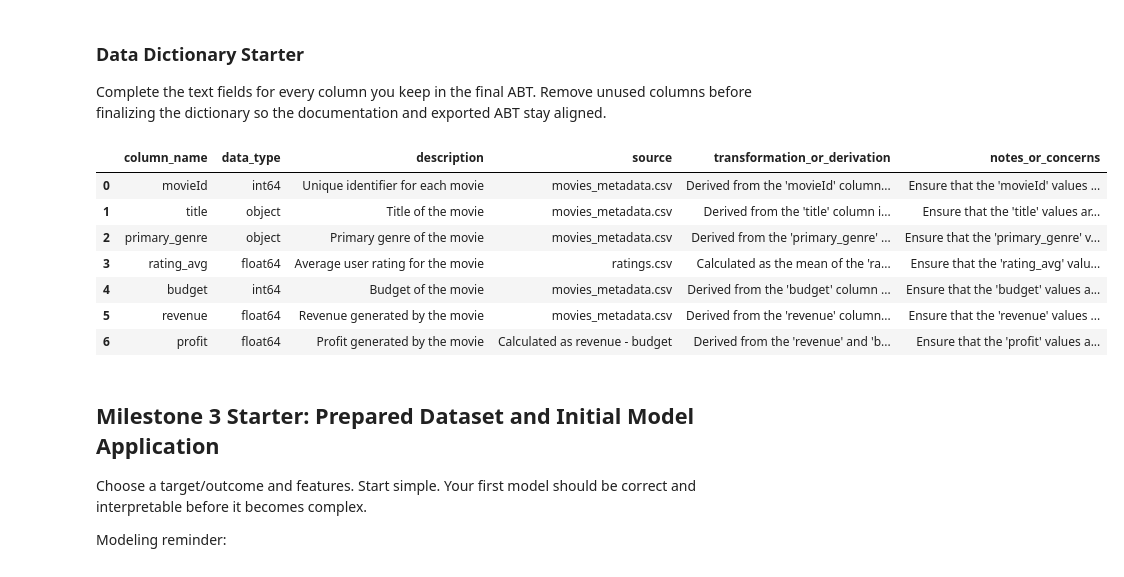
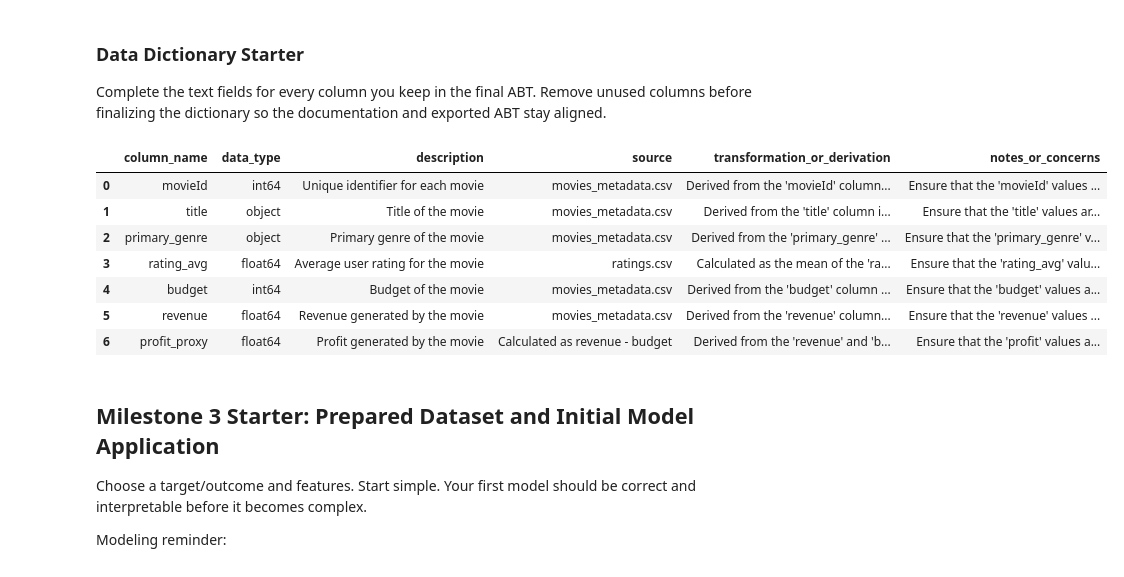
Before and after one commit to mlholg99/ban6003-project-movie-template-Meagan_Holguin, a Jupyter notebook: notebooks/movies_project_starter.ipynb, the cells around one changed output. Cells and saved outputs as stored; diff of their text form; code cells hidden in the pictures.

```diff
--- a/notebooks/movies_project_starter.ipynb
+++ b/notebooks/movies_project_starter.ipynb
@@ -533,7 +533,7 @@ movie_rating_merged_abt = movie_rating_merged_clean.groupby(
     budget=("budget", "first"),
     revenue=("revenue", "first"),
 )
-movie_rating_merged_abt["profit"] = (
+movie_rating_merged_abt["profit_proxy"] = (
     movie_rating_merged_abt["revenue"] - movie_rating_merged_abt["budget"]
 )
 
@@ -634,35 +634,35 @@ data_dictionary.loc[data_dictionary["column_name"]== "rating_avg",
     "Calculated as the mean of the 'rating' values for each movie in the ratings.csv file",
     "Ensure that the 'rating_avg' values are accurate and reflect the overall user sentiment."]
 data_dictionary.loc[data_dictionary["column_name"]== "budget",
         ["description", "source", "transformation_or_derivation", "notes_or_concerns"]] = [
     "Budget of the movie",
     "movies_metadata.csv",
     "Derived from the 'budget' column in the movies_metadata.csv file",
     "Ensure that the 'budget' values are accurate and represent the actual production costs."]
 data_dictionary.loc[data_dictionary["column_name"]== "revenue",
         ["description", "source", "transformation_or_derivation", "notes_or_concerns"]] = [
     "Revenue generated by the movie",
     "movies_metadata.csv",
     "Derived from the 'revenue' column in the movies_metadata.csv file",
     "Ensure that the 'revenue' values are accurate and represent the actual earnings from the movie."]
-data_dictionary.loc[data_dictionary["column_name"]== "profit",
+data_dictionary.loc[data_dictionary["column_name"]== "profit_proxy",
         ["description", "source", "transformation_or_derivation", "notes_or_concerns"]] = [
     "Profit generated by the movie",
     "Calculated as revenue - budget",
     "Derived from the 'revenue' and 'budget' columns in the movies_metadata.csv file",
     "Ensure that the 'profit' values are accurate and reflect the actual financial performance of the movie."]
 
 # Hint: use .loc[] to document one column at a time, following the Week 11 pattern.
 data_dictionary
 # %% [output]
 |  | column_name | data_type | description | source | transformation_or_derivation | notes_or_concerns |
 | 0 | movieId | int64 | Unique identifier for each movie | movies_metadata.csv | Derived from the 'movieId' column... | Ensure that the 'movieId' values ... |
 | 1 | title | object | Title of the movie | movies_metadata.csv | Derived from the 'title' column i... | Ensure that the 'title' values ar... |
 | 2 | primary_genre | object | Primary genre of the movie | movies_metadata.csv | Derived from the 'primary_genre' ... | Ensure that the 'primary_genre' v... |
 | 3 | rating_avg | float64 | Average user rating for the movie | ratings.csv | Calculated as the mean of the 'ra... | Ensure that the 'rating_avg' valu... |
 | 4 | budget | int64 | Budget of the movie | movies_metadata.csv | Derived from the 'budget' column ... | Ensure that the 'budget' values a... |
 | 5 | revenue | float64 | Revenue generated by the movie | movies_metadata.csv | Derived from the 'revenue' column... | Ensure that the 'revenue' values ... |
-| 6 | profit | float64 | Profit generated by the movie | Calculated as revenue - budget | Derived from the 'revenue' and 'b... | Ensure that the 'profit' values a... |
+| 6 | profit_proxy | float64 | Profit generated by the movie | Calculated as revenue - budget | Derived from the 'revenue' and 'b... | Ensure that the 'profit' values a... |
 # %% [markdown]
 ## Milestone 3 Starter: Prepared Dataset and Initial Model Application
 
```
Also changed, not shown: parts of 15 cells of this notebook.
